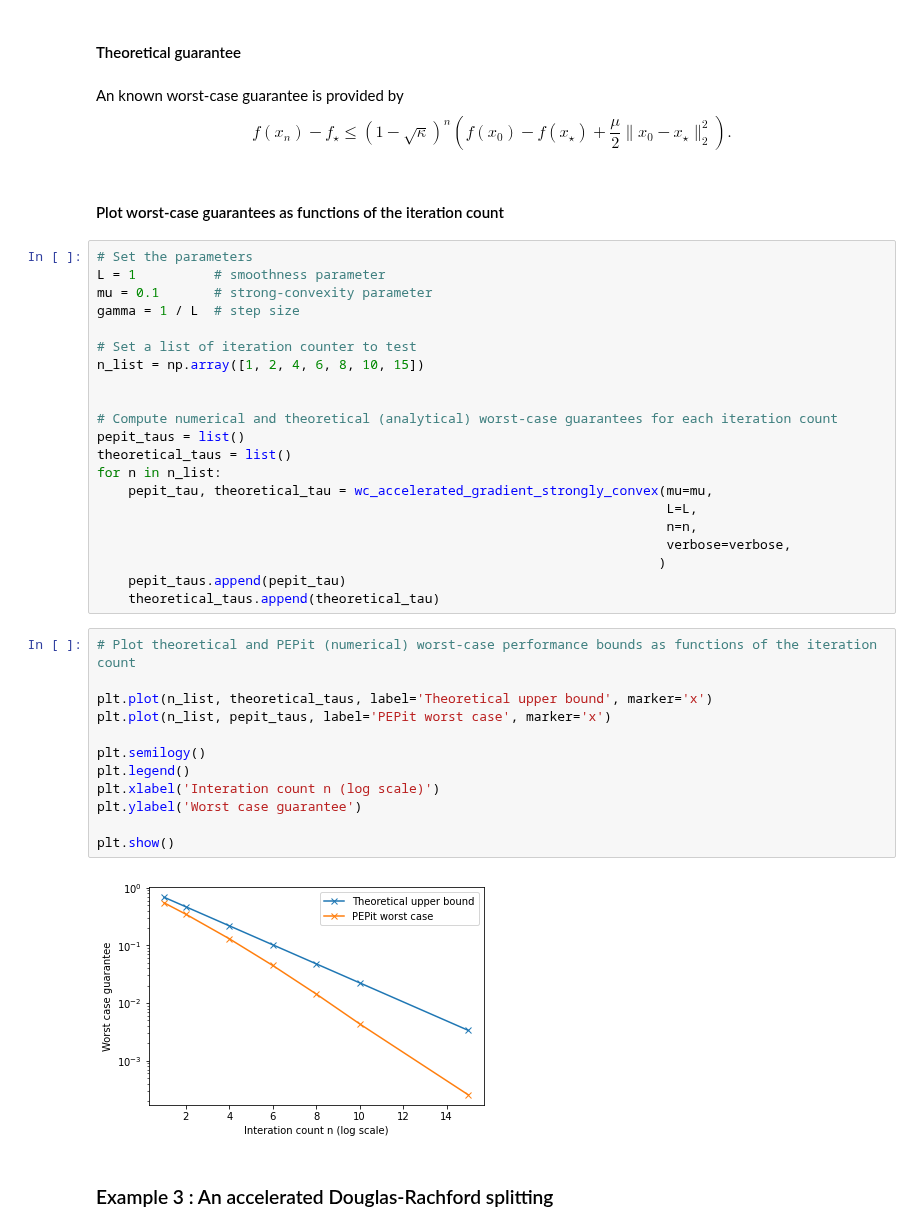
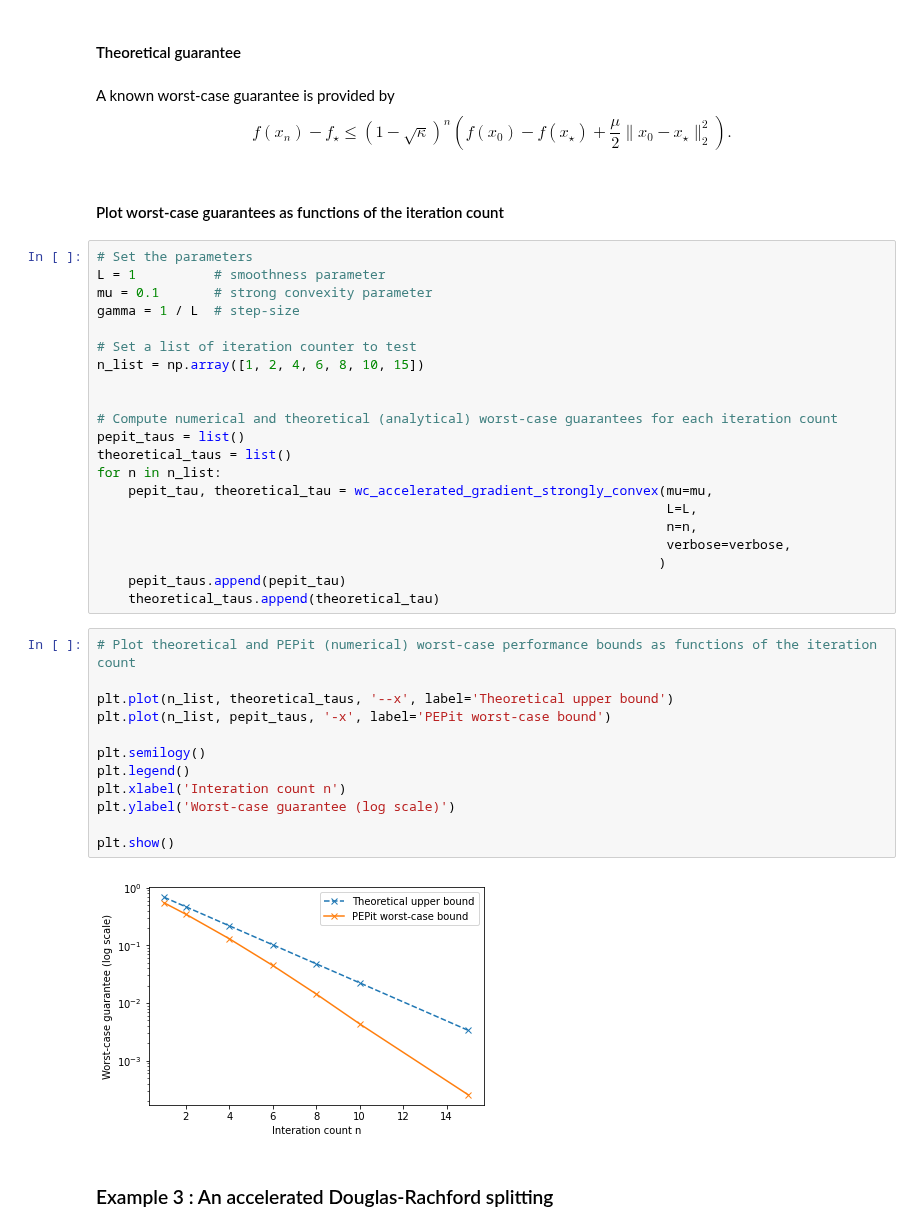
Before and after one commit to PerformanceEstimation/PEPit, a Jupyter notebook: ressources/demo/PEPit_demo.ipynb, the cells around one changed output. Saved outputs shown, nothing was run; the diff lists cells and outputs as text.

```diff
--- a/ressources/demo/PEPit_demo.ipynb
+++ b/ressources/demo/PEPit_demo.ipynb
@@ -351,7 +359,7 @@ with $\kappa = \frac{\mu}{L}$, $\alpha = \frac{1}{L}$ and $\beta = \frac{1 - \sq
 # %% [markdown]
 #### Theoretical guarantee
 # %% [markdown]
-An known worst-case guarantee is provided by
+A known worst-case guarantee is provided by
 \begin{equation}
 f(x_n) - f_\star \leqslant \left(1-\sqrt{\kappa}\right)^n \left(f(x_0) -  f(x_\star) + \frac{\mu}{2}\|x_0 - x_\star\|^2_2\right).
 \end{equation}
@@ -360,8 +368,8 @@ f(x_n) - f_\star \leqslant \left(1-\sqrt{\kappa}\right)^n \left(f(x_0) -  f(x_\s
 # %%
 # Set the parameters
 L = 1          # smoothness parameter
-mu = 0.1       # strong-convexity parameter
-gamma = 1 / L  # step size
+mu = 0.1       # strong convexity parameter
+gamma = 1 / L  # step-size
 
 # Set a list of iteration counter to test
 n_list = np.array([1, 2, 4, 6, 8, 10, 15])
@@ -381,17 +389,17 @@ for n in n_list:
 # %%
 # Plot theoretical and PEPit (numerical) worst-case performance bounds as functions of the iteration count
 
-plt.plot(n_list, theoretical_taus, label='Theoretical upper bound', marker='x')
-plt.plot(n_list, pepit_taus, label='PEPit worst case', marker='x')
+plt.plot(n_list, theoretical_taus, '--x', label='Theoretical upper bound')
+plt.plot(n_list, pepit_taus, '-x', label='PEPit worst-case bound')
 
 plt.semilogy()
 plt.legend()
-plt.xlabel('Interation count n (log scale)')
-plt.ylabel('Worst case guarantee')
+plt.xlabel('Interation count n')
+plt.ylabel('Worst-case guarantee (log scale)')
 
 plt.show()
 # %% [output]
-[figure, old version]
+[figure, new version]
 # %% [markdown]
 ### Example 3 : An accelerated Douglas-Rachford splitting<a class="anchor" id="example3"></a>
 # %% [markdown]
```
Also changed, not shown: parts of 27 cells of this notebook.
